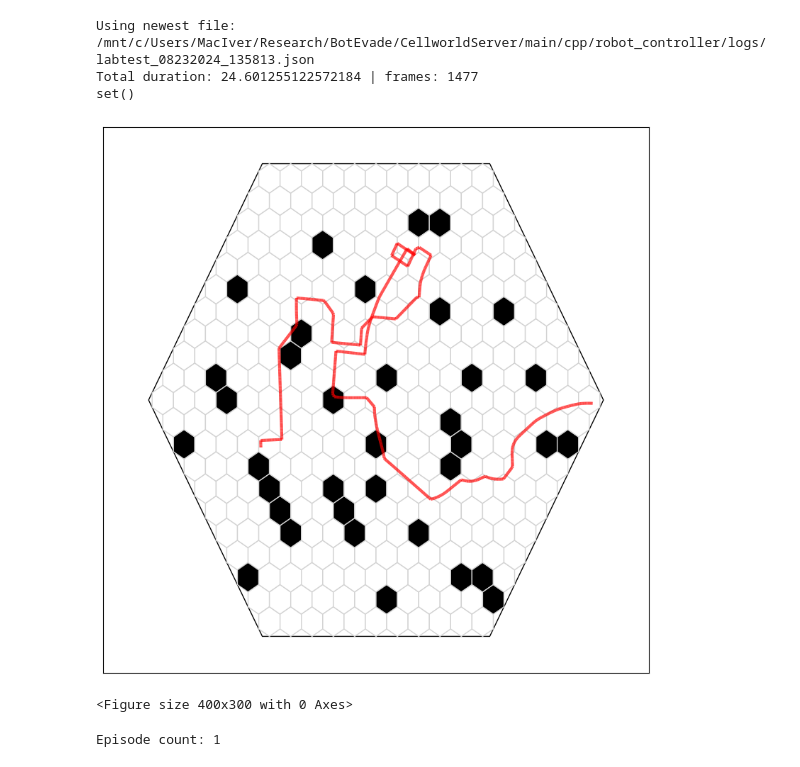
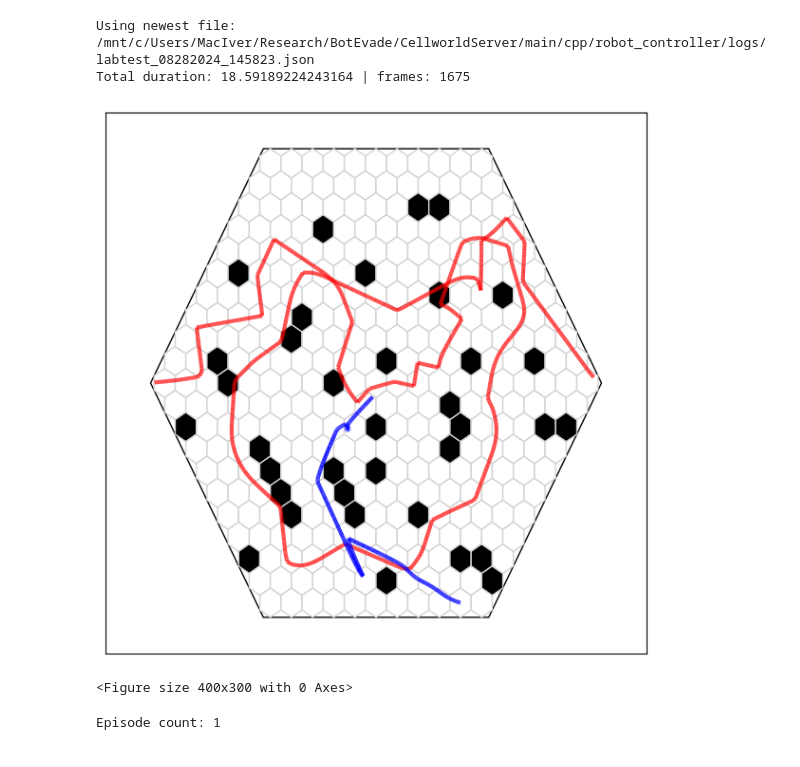
Before and after one commit to felixmaldonadoos/CellworldServer, a Jupyter notebook: main/cpp/robot_controller/visualization/plotting.ipynb, the cells around one changed output. Saved outputs shown, nothing was run; the diff lists cells and outputs as text; code cells hidden in the pictures.

```diff
--- a/main/cpp/robot_controller/visualization/plotting.ipynb
+++ b/main/cpp/robot_controller/visualization/plotting.ipynb
@@ -66,7 +66,7 @@ def plot_experiment_episode_index(exp_path:str=None,idx:int=0):
     print("No experiment found: e is NONE")
     return
   w = World.get_from_parameters_names('hexagonal',"canonical",e.occlusions)
-  d = Display(w, fig_size=(8,8), padding=0, cell_edge_color="lightgrey", background_color="white", habitat_edge_color="black")
+  d = Display(w, fig_size=(6,6), padding=0, cell_edge_color="lightgrey", background_color="white", habitat_edge_color="black")
   subject_str = 'prey'
   scalar = 1.0
   mv = 1.0
@@ -76,14 +76,16 @@ def plot_experiment_episode_index(exp_path:str=None,idx:int=0):
   episode = e.episodes[idx]
   t = episode.trajectories
   rt = t.get_agent_trajectory('prey')
+  rpred = t.get_agent_trajectory('predator')
   # rt = rt.get_unique_steps().copy()
   rpred = t.get_agent_trajectory('predator')
   timestamps = t.get('time_stamp')
-  print(f'Total duration: {timestamps[-1] - timestamps[0]} | frames: {len(rt)}')
+  print(f'Total duration: {timestamps[-1]} | frames: {len(rt)}')
 
   frame_list = rt.get('frame')
   vr = rt.get('data')
   d.add_trajectories(rt, colors = {'prey':'r'}, alphas = {'prey':0.7})
+  d.add_trajectories(rpred, colors={'predator':'b'})
   d.ax.set_xlim([-0.1, 1.1])
 
 import os
@@ -92,38 +94,37 @@ import glob
 def get_newest_file_in_folder(folder_path, extension="*"):
     # Handle the case where the extension is empty or "*"
     if extension == "*":
         search_pattern = os.path.join(folder_path, "*")
     else:
         search_pattern = os.path.join(folder_path, f"*.{extension}")
 
     # Get a list of all files in the folder with the specified extension and full path
     files = glob.glob(search_pattern)
 
     # Check if the folder is empty or no files with the given extension are found
     if not files:
         return None
 
     # Get the newest file based on the creation/modification time
     newest_file = max(files, key=os.path.getmtime)
 
     return newest_file
 
 folder_path = "/mnt/c/Users/MacIver/Research/BotEvade/CellworldServer/main/cpp/robot_controller/logs"  # Replace with the path to your folder
 extension = "json"  # Replace with the desired file extension (e.g., 'txt', 'jpg', 'py')
 newest_file = get_newest_file_in_folder(folder_path, extension)
 if newest_file:
   file = newest_file
   print(f"Using newest file: {file}")
 else:
   file = '/mnt/c/Users/MacIver/Research/BotEvade/CellworldServer/main/cpp/robot_controller/logs/labtest_08212024_133529.json'
   print(f"Using hard-coded path: {file}")
-plot_experiment_episode_index(file, 0)
+plot_experiment_episode_index(file, 2)
 # plot_experiment(file)
 # %% [output]
-Using newest file: /mnt/c/Users/MacIver/Research/BotEvade/CellworldServer/main/cpp/robot_controller/logs/labtest_08232024_135813.json
-Total duration: 24.601255122572184 | frames: 1477
-set()
+Using newest file: /mnt/c/Users/MacIver/Research/BotEvade/CellworldServer/main/cpp/robot_controller/logs/labtest_08282024_145823.json
+Total duration: 18.59189224243164 | frames: 1675
-[figure, old version]
+[figure, new version]
 <Figure size 400x300 with 0 Axes>
 # %%
 ## show summary info of trajectories
```
Also changed, not shown: 2 other files.
